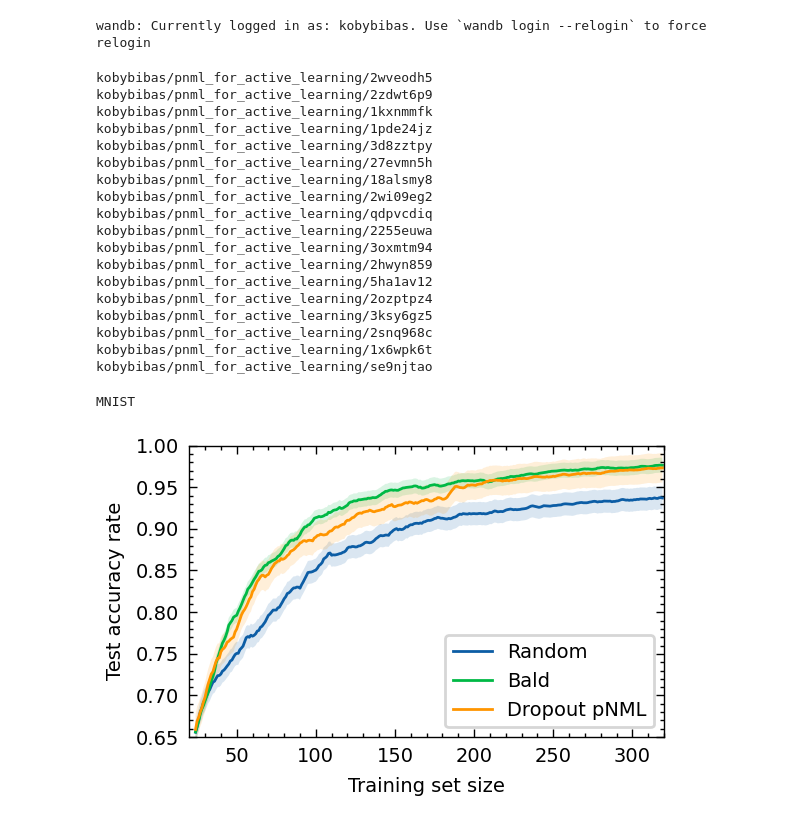
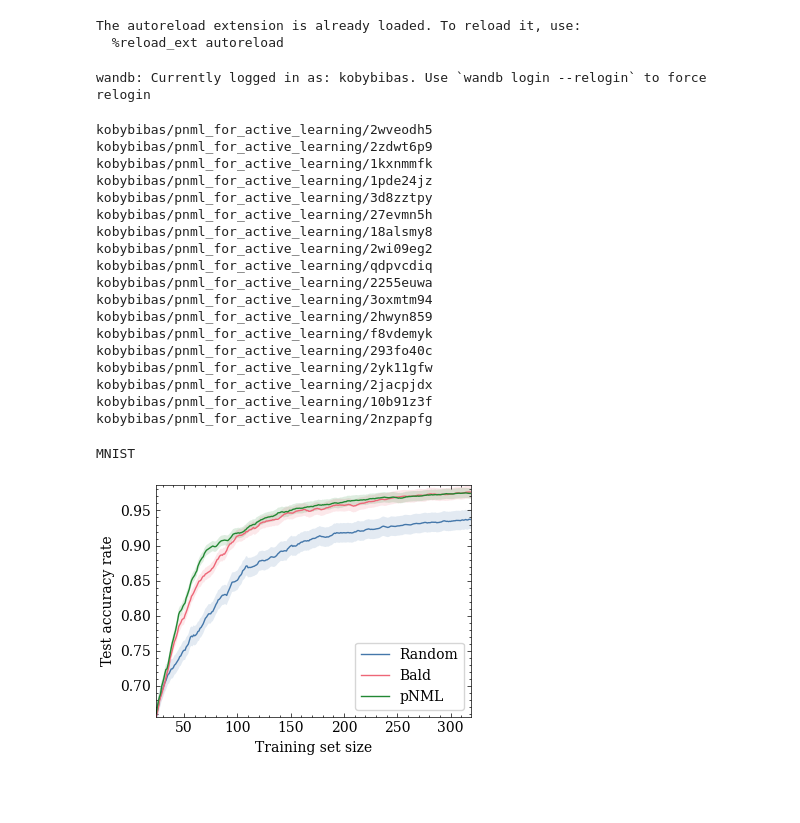
Before and after one commit to kobybibas/pnml_for_active_learning, a Jupyter notebook: notebooks/plot_mnist.ipynb, the cells around one changed output. Cells and saved outputs as stored; diff of their text form; code cells hidden in the pictures; blank space fills up the shorter version.

```diff
--- a/notebooks/plot_mnist.ipynb
+++ b/notebooks/plot_mnist.ipynb
@@ -14,16 +14,19 @@ import wandb
 
 sys.path.append("../src")
 
-from plot_utils import process_results, execute_df_rollout
+from plot_utils import process_results, execute_df_rollout, execute_plot
 
 api = wandb.Api(
     overrides={"entity": "kobybibas", "project": "pnml_for_active_learning"}
 )
-out_dir = "../output/analysis"
+out_dir = "../outputs/analysis"
 os.makedirs(out_dir, exist_ok=True)
 
 # Project is specified by
 runs = api.runs("kobybibas/pnml_for_active_learning")
+# %% [output]
+The autoreload extension is already loaded. To reload it, use:
+  %reload_ext autoreload
 # %%
 ! wandb login
 # %% [output]
@@ -46,12 +49,18 @@ bald_runs = [
     "kobybibas/pnml_for_active_learning/2hwyn859",
 ]
 pnml_runs = [
-    "kobybibas/pnml_for_active_learning/5ha1av12",
-    "kobybibas/pnml_for_active_learning/2ozptpz4",
-    "kobybibas/pnml_for_active_learning/3ksy6gz5",
-    "kobybibas/pnml_for_active_learning/2snq968c",
-    "kobybibas/pnml_for_active_learning/1x6wpk6t",
-    "kobybibas/pnml_for_active_learning/se9njtao",
+    'kobybibas/pnml_for_active_learning/f8vdemyk',
+    'kobybibas/pnml_for_active_learning/293fo40c',
+    'kobybibas/pnml_for_active_learning/2yk11gfw',
+    'kobybibas/pnml_for_active_learning/2jacpjdx',
+    'kobybibas/pnml_for_active_learning/10b91z3f',
+    'kobybibas/pnml_for_active_learning/2nzpapfg'
+    # "kobybibas/pnml_for_active_learning/5ha1av12",
+    # "kobybibas/pnml_for_active_learning/2ozptpz4",
+    # "kobybibas/pnml_for_active_learning/3ksy6gz5",
+    # "kobybibas/pnml_for_active_learning/2snq968c",
+    # "kobybibas/pnml_for_active_learning/1x6wpk6t",
+    # "kobybibas/pnml_for_active_learning/se9njtao",
 ]
 
 random_dfs = process_results(api=api,run_list=random_runs)
@@ -70,41 +79,25 @@ kobybibas/pnml_for_active_learning/qdpvcdiq
 kobybibas/pnml_for_active_learning/2255euwa
 kobybibas/pnml_for_active_learning/3oxmtm94
 kobybibas/pnml_for_active_learning/2hwyn859
-kobybibas/pnml_for_active_learning/5ha1av12
-kobybibas/pnml_for_active_learning/2ozptpz4
-kobybibas/pnml_for_active_learning/3ksy6gz5
-kobybibas/pnml_for_active_learning/2snq968c
-kobybibas/pnml_for_active_learning/1x6wpk6t
-kobybibas/pnml_for_active_learning/se9njtao
+kobybibas/pnml_for_active_learning/f8vdemyk
+kobybibas/pnml_for_active_learning/293fo40c
+kobybibas/pnml_for_active_learning/2yk11gfw
+kobybibas/pnml_for_active_learning/2jacpjdx
+kobybibas/pnml_for_active_learning/10b91z3f
+kobybibas/pnml_for_active_learning/2nzpapfg
 # %%
 rolling_size = 5
 random_res = execute_df_rollout(random_dfs,rolling_size=rolling_size)
 bald_res = execute_df_rollout(bald_dfs,rolling_size=rolling_size)
 pnml_res = execute_df_rollout(pnml_dfs,rolling_size=rolling_size)
 # %%
-plt.style.use(["science", "nature",'no-latex'])
-fig, ax = plt.subplots(1, 1, dpi=200, figsize=(3, 2))
-
-for i, (res, name) in enumerate(
-    ([(random_res, "Random"), (bald_res, "Bald"), (pnml_res, "Dropout pNML")])
-):
-    ax.plot(res["mean"], label=name, color=f"C{i}")
-    ax.fill_between(
-        res["low"].index,
-        res["low"].values,
-        res["high"].values,
-        facecolor=f"C{i}",
-        alpha=0.15,
-    )
-ax.set_ylabel("Test accuracy rate")
-ax.set_xlabel(f"Training set size")
-ax.legend(frameon=True)
-ax.set_ylim(0.65, 1)
-ax.set_xlim(20, 320)
+plt.style.use(["science", "bright",'no-latex'])
+fig, ax = plt.subplots(1, 1, dpi=100, figsize=(4, 3))
+fig,ax = execute_plot(random_res,bald_res,pnml_res,fig,ax)
 print("MNIST")
 plt.tight_layout()
 plt.savefig(osp.join(out_dir, "mnist.pdf"))
 plt.show()
 # %% [output]
 MNIST
-[figure, old version]
+[figure, new version]
```
Also changed, not shown: 21 other files.
